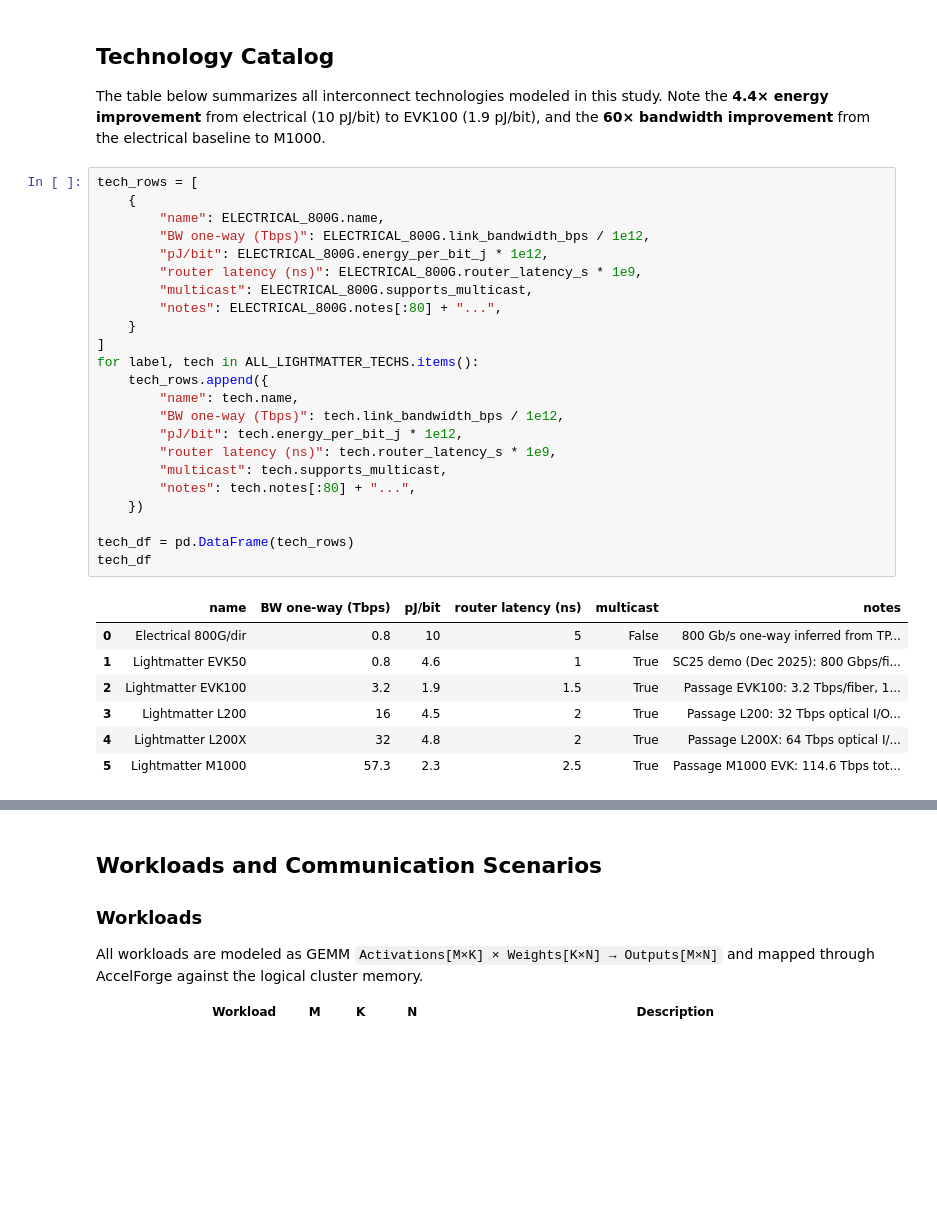
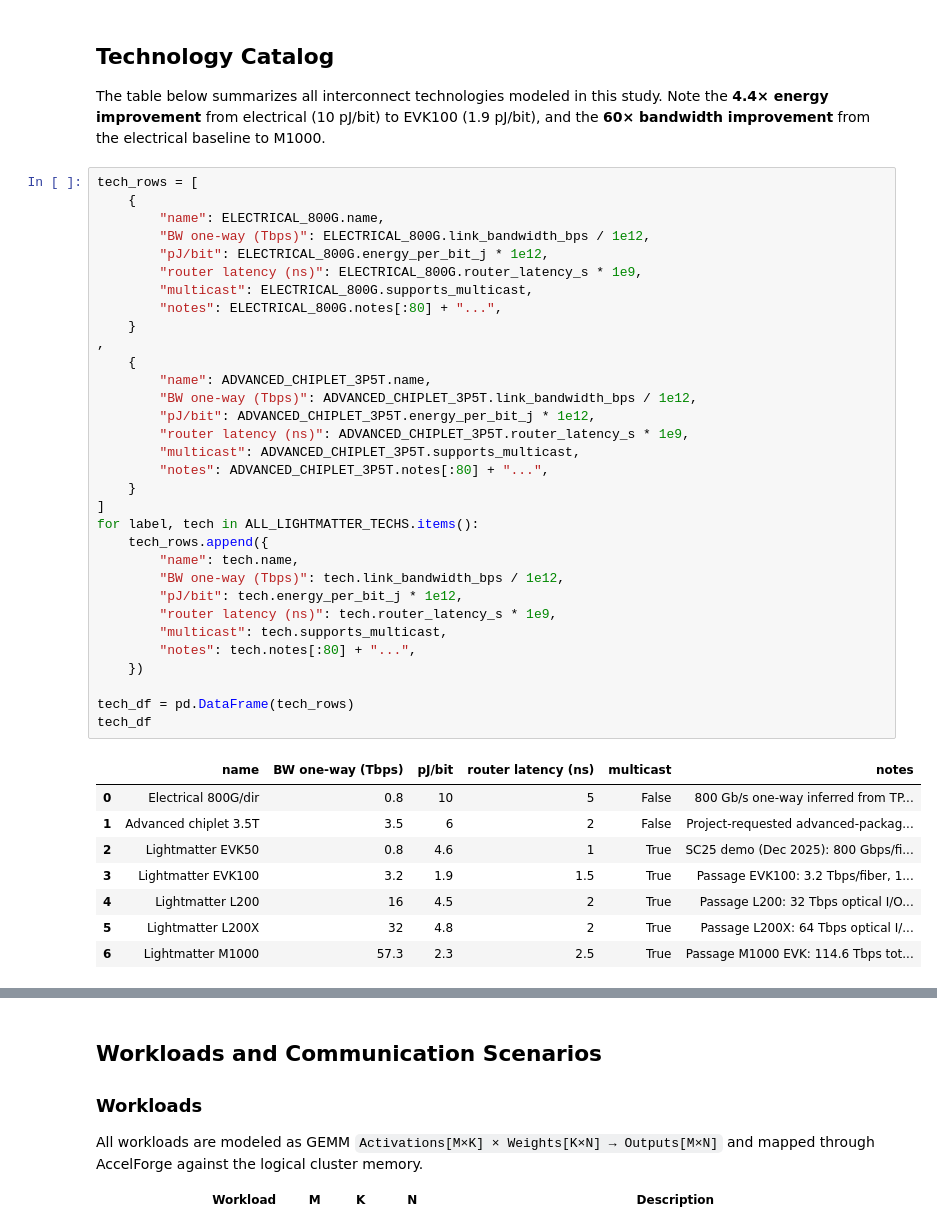
Before and after one commit to PranavSitaraman/lightmatter-accelerator, a Jupyter notebook: workspace/final_project/4_lightmatter_interconnects.ipynb, the cells around one changed output, grey strips where cells are left out. Saved outputs shown, nothing was run; the diff lists cells and outputs as text; blank space fills up the shorter version.

```diff
--- a/workspace/final_project/4_lightmatter_interconnects.ipynb
+++ b/workspace/final_project/4_lightmatter_interconnects.ipynb
@@ -155,34 +181,44 @@ and the **60× bandwidth improvement** from the electrical baseline to M1000.
 # %%
 tech_rows = [
     {
         "name": ELECTRICAL_800G.name,
         "BW one-way (Tbps)": ELECTRICAL_800G.link_bandwidth_bps / 1e12,
         "pJ/bit": ELECTRICAL_800G.energy_per_bit_j * 1e12,
         "router latency (ns)": ELECTRICAL_800G.router_latency_s * 1e9,
         "multicast": ELECTRICAL_800G.supports_multicast,
         "notes": ELECTRICAL_800G.notes[:80] + "...",
+    }
+,
+    {
+        "name": ADVANCED_CHIPLET_3P5T.name,
+        "BW one-way (Tbps)": ADVANCED_CHIPLET_3P5T.link_bandwidth_bps / 1e12,
+        "pJ/bit": ADVANCED_CHIPLET_3P5T.energy_per_bit_j * 1e12,
+        "router latency (ns)": ADVANCED_CHIPLET_3P5T.router_latency_s * 1e9,
+        "multicast": ADVANCED_CHIPLET_3P5T.supports_multicast,
+        "notes": ADVANCED_CHIPLET_3P5T.notes[:80] + "...",
     }
 ]
 for label, tech in ALL_LIGHTMATTER_TECHS.items():
     tech_rows.append({
         "name": tech.name,
         "BW one-way (Tbps)": tech.link_bandwidth_bps / 1e12,
         "pJ/bit": tech.energy_per_bit_j * 1e12,
         "router latency (ns)": tech.router_latency_s * 1e9,
         "multicast": tech.supports_multicast,
         "notes": tech.notes[:80] + "...",
     })
 
 tech_df = pd.DataFrame(tech_rows)
 tech_df
 # %% [output]
 |  | name | BW one-way (Tbps) | pJ/bit | router latency (ns) | multicast | notes |
 | 0 | Electrical 800G/dir | 0.8 | 10 | 5 | False | 800 Gb/s one-way inferred from TP... |
-| 1 | Lightmatter EVK50 | 0.8 | 4.6 | 1 | True | SC25 demo (Dec 2025): 800 Gbps/fi... |
-| 2 | Lightmatter EVK100 | 3.2 | 1.9 | 1.5 | True | Passage EVK100: 3.2 Tbps/fiber, 1... |
-| 3 | Lightmatter L200 | 16 | 4.5 | 2 | True | Passage L200: 32 Tbps optical I/O... |
-| 4 | Lightmatter L200X | 32 | 4.8 | 2 | True | Passage L200X: 64 Tbps optical I/... |
-| 5 | Lightmatter M1000 | 57.3 | 2.3 | 2.5 | True | Passage M1000 EVK: 114.6 Tbps tot... |
+| 1 | Advanced chiplet 3.5T | 3.5 | 6 | 2 | False | Project-requested advanced-packag... |
+| 2 | Lightmatter EVK50 | 0.8 | 4.6 | 1 | True | SC25 demo (Dec 2025): 800 Gbps/fi... |
+| 3 | Lightmatter EVK100 | 3.2 | 1.9 | 1.5 | True | Passage EVK100: 3.2 Tbps/fiber, 1... |
+| 4 | Lightmatter L200 | 16 | 4.5 | 2 | True | Passage L200: 32 Tbps optical I/O... |
+| 5 | Lightmatter L200X | 32 | 4.8 | 2 | True | Passage L200X: 64 Tbps optical I/... |
+| 6 | Lightmatter M1000 | 57.3 | 2.3 | 2.5 | True | Passage M1000 EVK: 114.6 Tbps tot... |
 # %%
 fig, axes = plt.subplots(1, 2, figsize=(13, 4))
 
```
Also changed, not shown: parts of 32 cells of this notebook, 46 other files.
